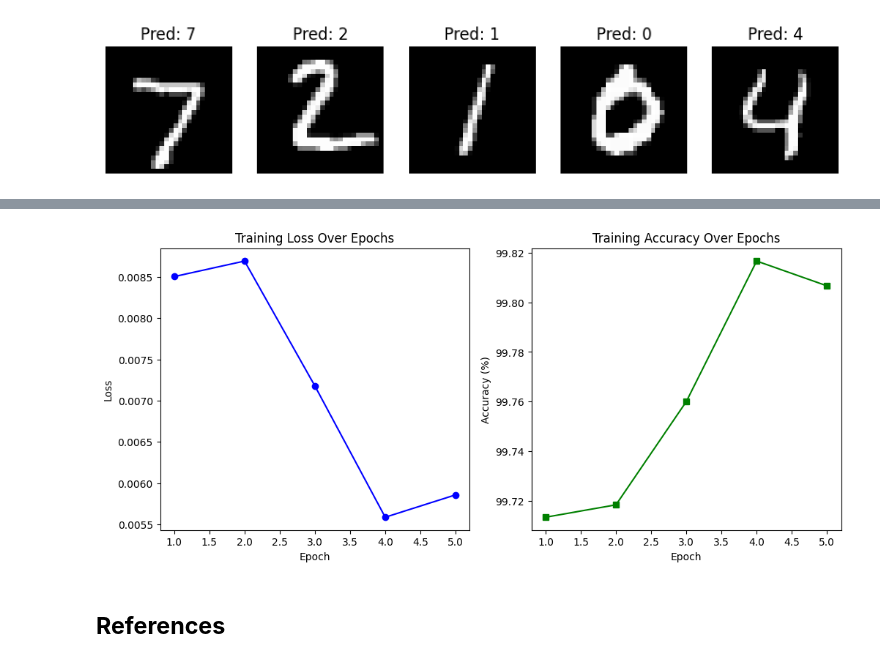
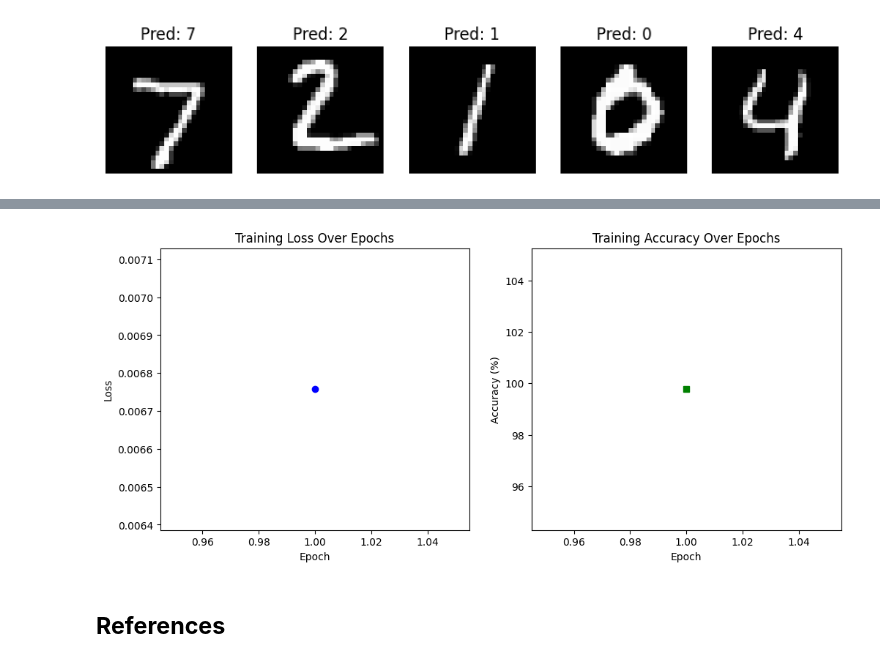
Before and after one commit to Robert151003/AAI-Coursework, a Jupyter notebook: coursework.ipynb, the cells around one changed output, grey strips where cells are left out. Cells and saved outputs as stored; diff of their text form; code cells hidden in the pictures.

```diff
--- a/coursework.ipynb
+++ b/coursework.ipynb
@@ -150,11 +180,13 @@ optimizer = optim.Adam(model.parameters(), lr=0.001)
 # %%
-num_epochs = 10  # Increased epochs for better learning
+num_epochs = 1  # Increased epochs for better learning
 device = torch.device("cuda" if torch.cuda.is_available() else "cpu")
 model.to(device)
 
-# Lists to store training & validation statistics
-train_losses, val_losses = [], []
-train_accuracies, val_accuracies = []
+# Initialize NumPy arrays to store training & validation statistics
+train_losses = np.zeros(num_epochs)
+val_losses = np.zeros(num_epochs)
+train_accuracies = np.zeros(num_epochs)
+val_accuracies = np.zeros(num_epochs)
 best_val_acc = 0.0
 
 for epoch in range(num_epochs):
@@ -177,10 +209,8 @@ for epoch in range(num_epochs):
         correct += (predicted == labels).sum().item()
 
     # Calculate training loss & accuracy
-    epoch_loss = running_loss / len(trainloader)
-    epoch_acc = 100 * correct / total
-    train_losses.append(epoch_loss)
-    train_accuracies.append(epoch_acc)
+    train_losses[epoch] = running_loss / len(trainloader)
+    train_accuracies[epoch] = 100 * correct / total
 
     # **Validation Phase**
     model.eval()  # Set model to evaluation mode
@@ -197,19 +227,17 @@ for epoch in range(num_epochs):
             val_total += labels.size(0)
             val_correct += (predicted == labels).sum().item()
 
-    val_loss /= len(testloader)
-    val_acc = 100 * val_correct / val_total
-    val_losses.append(val_loss)
-    val_accuracies.append(val_acc)
+    val_losses[epoch] = val_loss / len(testloader)
+    val_accuracies[epoch] = 100 * val_correct / val_total
 
     # Save best model
-    if val_acc > best_val_acc:
-        best_val_acc = val_acc
+    if val_accuracies[epoch] > best_val_acc:
+        best_val_acc = val_accuracies[epoch]
         torch.save(model.state_dict(), "best_model.pth")
 
     print(f"Epoch {epoch+1}/{num_epochs} - "
-          f"Train Loss: {epoch_loss:.4f}, Train Acc: {epoch_acc:.2f}% | "
-          f"Val Loss: {val_loss:.4f}, Val Acc: {val_acc:.2f}%")
+          f"Train Loss: {train_losses[epoch]:.4f}, Train Acc: {train_accuracies[epoch]:.2f}% | "
+          f"Val Loss: {val_losses[epoch]:.4f}, Val Acc: {val_accuracies[epoch]:.2f}%")
 
 print("Training complete. Best Validation Accuracy: {:.2f}%".format(best_val_acc))
 # %% [output]
@@ -326,20 +474,22 @@ visualize_predictions()
 # %%
+epochs = np.arange(1, num_epochs + 1)
+
 plt.figure(figsize=(12, 5))
 
 plt.subplot(1, 2, 1)
-plt.plot(range(1, num_epochs + 1), train_losses, marker='o', linestyle='-', color='b')
+plt.plot(epochs, train_losses, marker='o', linestyle='-', color='b')
 plt.xlabel('Epoch')
 plt.ylabel('Loss')
 plt.title('Training Loss Over Epochs')
 
 plt.subplot(1, 2, 2)
-plt.plot(range(1, num_epochs + 1), train_accuracies, marker='s', linestyle='-', color='g')
+plt.plot(epochs, train_accuracies, marker='s', linestyle='-', color='g')
 plt.xlabel('Epoch')
 plt.ylabel('Accuracy (%)')
 plt.title('Training Accuracy Over Epochs')
 
 plt.show()
 # %% [output]
-[figure, old version]
+[figure, new version]
 # %% [markdown]
 ## **References** <a class="anchor" id="references"></a>
```
Also changed, not shown: parts of 22 cells of this notebook, 9 other files.
